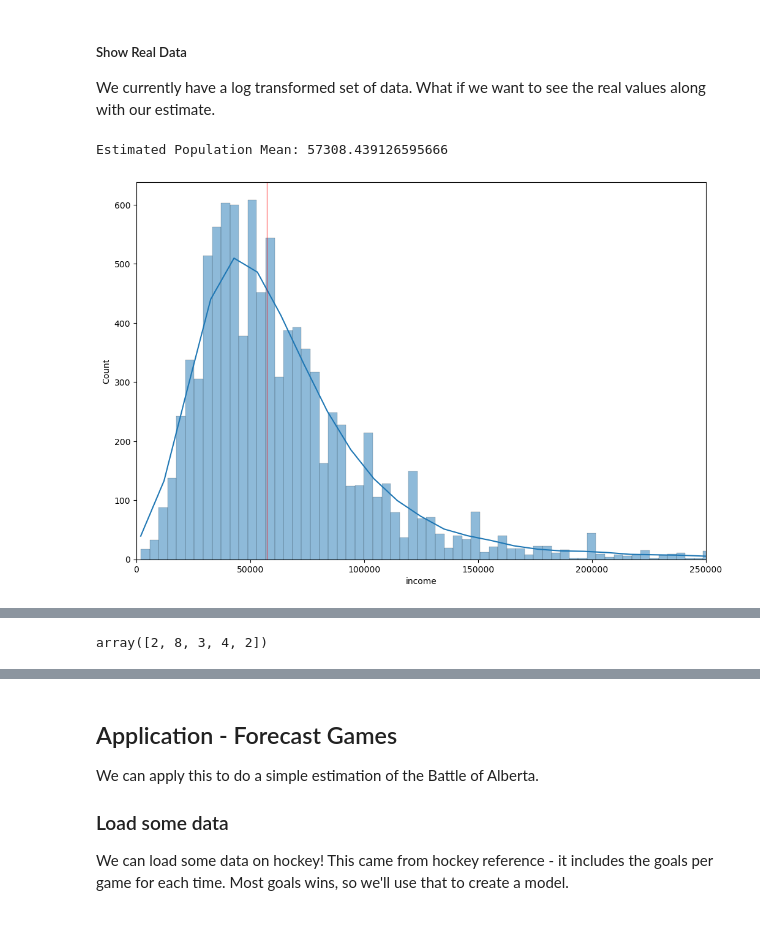
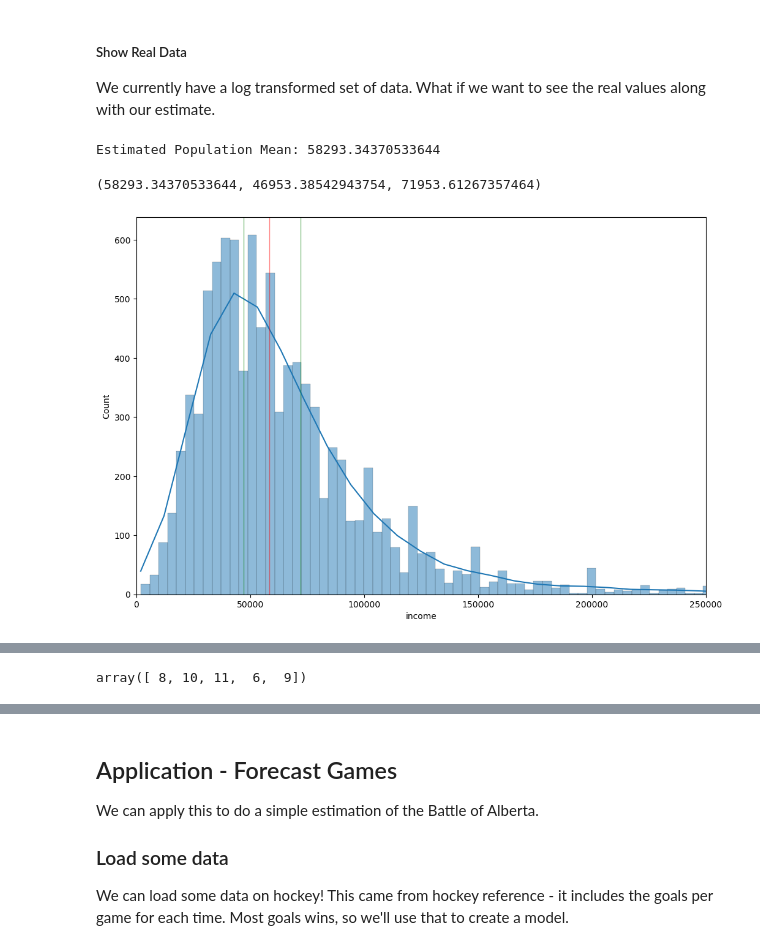
Before and after one commit to Nishaa95/Basic_Stats_in_Python_Student_Workbooks, a Jupyter notebook: 014_Estimation_Applications.ipynb, the cells around one changed output, grey strips where cells are left out. Saved outputs shown, nothing was run; the diff lists cells and outputs as text; code cells hidden in the pictures.

```diff
--- a/014_Estimation_Applications.ipynb
+++ b/014_Estimation_Applications.ipynb
@@ -191,15 +196,19 @@ We currently have a log transformed set of data. What if we want to see the real
 # %%
 #Visualize as original data. Limit graph to $250k to make it look OK
 df["income"] = np.exp(df["log.annual.inc"])
 sns.histplot(df["income"], kde=True)
 plt.xlim(0,250000)
 
 convMed = np.exp(np.mean(means))
 thinkplot.axvline(convMed, color="red")
+thinkplot.axvline(np.exp(ci[0]), color="green")
+thinkplot.axvline(np.exp(ci[1]), color="green")
 print("Estimated Population Mean:", convMed)
+convMed,np.exp(ci[0]),np.exp(ci[1])
 # %% [output]
-Estimated Population Mean: 57308.439126595666
+Estimated Population Mean: 58293.34370533644
+(58293.34370533644, 46953.38542943754, 71953.61267357464)
-[figure, old version]
+[figure, new version]
 # %% [markdown]
 ## Discreet Distributions
 
@@ -223,9 +232,9 @@ We can approximate the expected number of goals in a game by using a Poisson dis
 Below are a couple of examples - the input is the rate - in this case goals per game. It could be "calls per hour" or similar....
 # %%
 #Print a few
-ss.poisson(5).rvs(5)
+ss.poisson(10).rvs(5)
 # %% [output]
-array([2, 8, 3, 4, 2])
+array([ 8, 10, 11,  6,  9])
 # %%
 #Example poisson distributions
 dist = ss.poisson(3)
```
Also changed, not shown: parts of 27 cells of this notebook, 2 other files.
